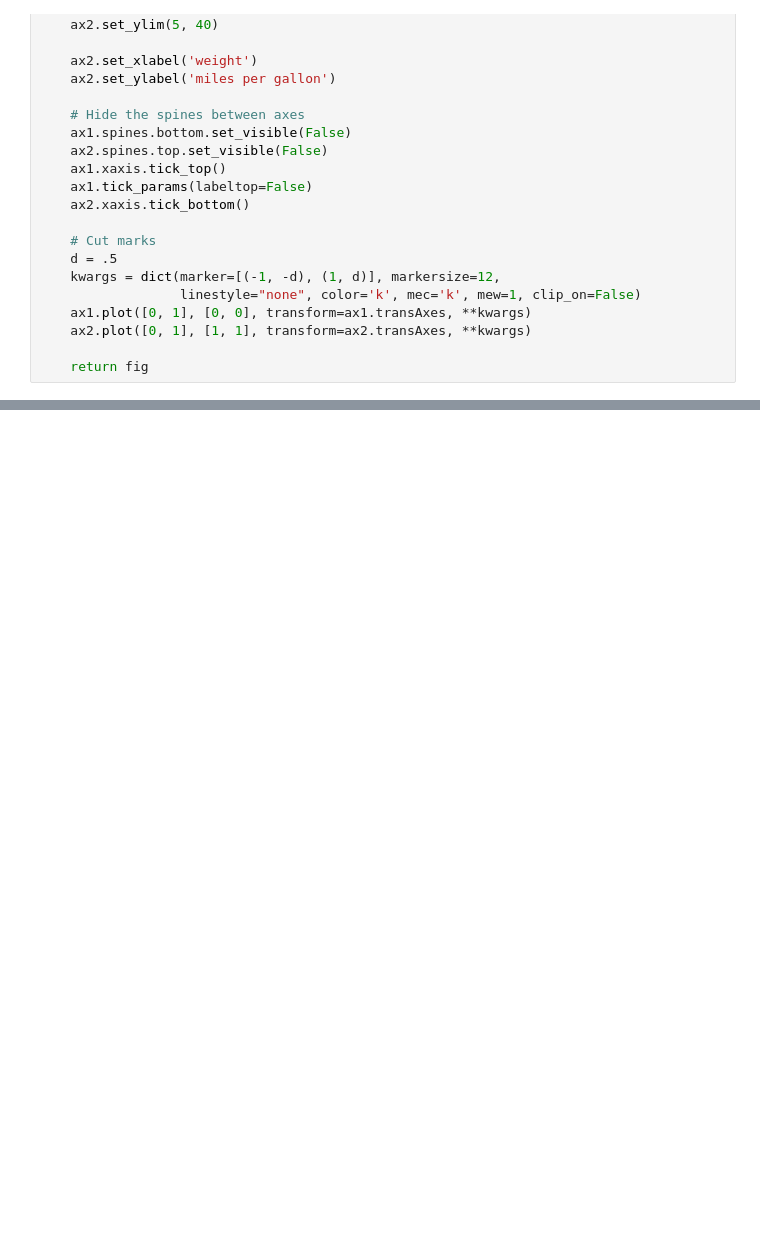
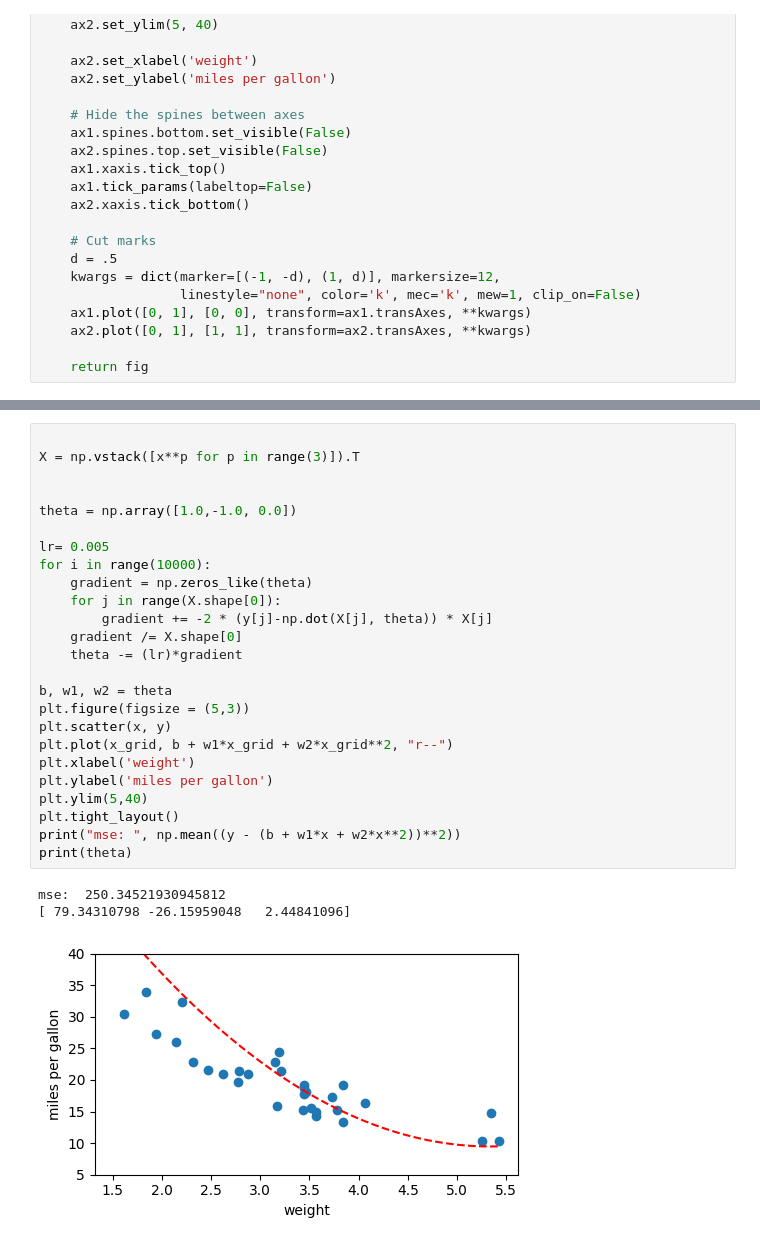
Before and after one commit to KivancSerefoglu/-ml-playground-, a Jupyter notebook: sp26-lec01-ex2-mtcars.ipynb, the cells around one changed output, grey strips where cells are left out. Cells and saved outputs as stored; diff of their text form; blank space fills up the shorter version.

```diff
--- a/sp26-lec01-ex2-mtcars.ipynb
+++ b/sp26-lec01-ex2-mtcars.ipynb
@@ -115,0 +148,29 @@ fig = plot_with_broken_axis(x, y, b, w)
+# %%
+
+X = np.vstack([x**p for p in range(3)]).T
+
+
+theta = np.array([1.0,-1.0, 0.0])
+
+lr= 0.005
+for i in range(10000):
+    gradient = np.zeros_like(theta)
+    for j in range(X.shape[0]):
+        gradient += -2 * (y[j]-np.dot(X[j], theta)) * X[j]
+    gradient /= X.shape[0]
+    theta -= (lr)*gradient
+
+b, w1, w2 = theta
+plt.figure(figsize = (5,3))
+plt.scatter(x, y)
+plt.plot(x_grid, b + w1*x_grid + w2*x_grid**2, "r--")
+plt.xlabel('weight')
+plt.ylabel('miles per gallon')
+plt.ylim(5,40)
+plt.tight_layout()
+print("mse: ", np.mean((y - (b + w1*x + w2*x**2))**2))
+print(theta)
+# %% [output]
+mse:  250.34521930945812
+[ 79.34310798 -26.15959048   2.44841096]
+[figure, added]
```
Also changed, not shown: parts of 10 cells of this notebook.
